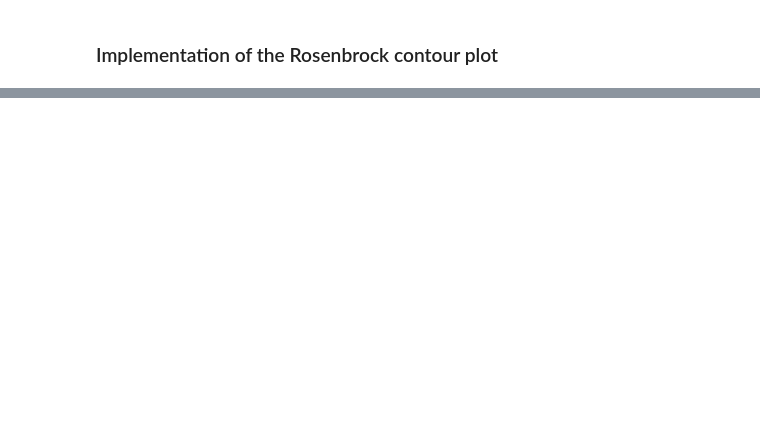
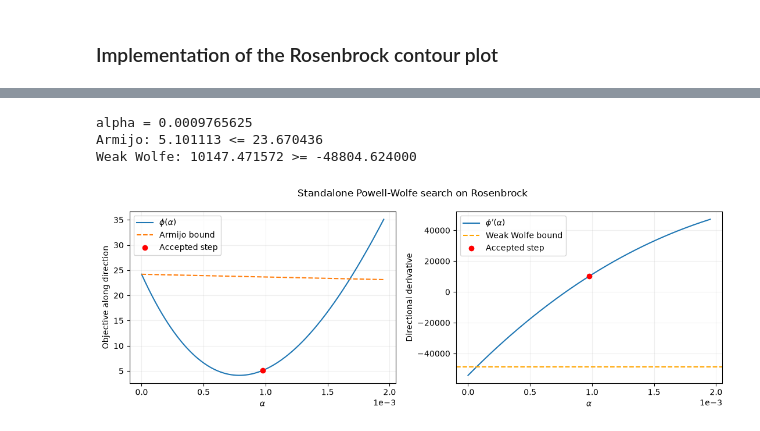
Before and after one commit to NightingaleCen/FMNN25, a Jupyter notebook: project3/main.ipynb, the cells around one changed output, grey strips where cells are left out. Drawn from its saved outputs; the diff is of its cells as text; code cells hidden in the pictures; blank space fills up the shorter version.

```diff
--- a/project3/main.ipynb
+++ b/project3/main.ipynb
@@ -325,0 +208,51 @@ Bisection is used for the sectioning phase to keep the implementation simple.
+# %%
+x_line = np.array([-1.2, 1.0])
+s_line = -rosenbrock_problem.gradient(x_line)
+alpha = inexact_line_search(rosenbrock_problem, x_line, s_line)
+
+phi0 = rosenbrock_problem(x_line)
+dphi0 = rosenbrock_problem.gradient(x_line) @ s_line
+phi_alpha = rosenbrock_problem(x_line + alpha * s_line)
+dphi_alpha = rosenbrock_problem.gradient(x_line + alpha * s_line) @ s_line
+armijo_bound = phi0 + sigma * alpha * dphi0
+wolfe_bound = rho * dphi0
+
+print(f"alpha = {alpha:.10f}")
+print(f"Armijo: {phi_alpha:.6f} <= {armijo_bound:.6f}")
+print(f"Weak Wolfe: {dphi_alpha:.6f} >= {wolfe_bound:.6f}")
+assert alpha > 0
+assert phi_alpha <= armijo_bound
+assert dphi_alpha >= wolfe_bound
+# %% [output]
+alpha = 0.0009765625
+Armijo: 5.101113 <= 23.670436
+Weak Wolfe: 10147.471572 >= -48804.624000
+# %%
+alpha_grid = np.linspace(0, 2 * alpha, 400)
+phi_grid = np.array([
+    rosenbrock_problem(x_line + a * s_line) for a in alpha_grid
+])
+dphi_grid = np.array([
+    rosenbrock_problem.gradient(x_line + a * s_line) @ s_line for a in alpha_grid
+])
+
+fig, axes = plt.subplots(1, 2, figsize=(11, 4))
+axes[0].plot(alpha_grid, phi_grid, label=r"$\phi(\alpha)$")
+axes[0].plot(alpha_grid, phi0 + sigma * alpha_grid * dphi0, "--", label="Armijo bound")
+axes[0].scatter(alpha, phi_alpha, color="red", zorder=3, label="Accepted step")
+axes[0].set_ylabel("Objective along direction")
+axes[1].plot(alpha_grid, dphi_grid, label=r"$\phi'(\alpha)$")
+axes[1].axhline(wolfe_bound, linestyle="--", color="orange", label="Weak Wolfe bound")
+axes[1].scatter(alpha, dphi_alpha, color="red", zorder=3, label="Accepted step")
+axes[1].set_ylabel("Directional derivative")
+for ax in axes:
+    ax.set_xlabel(r"$\alpha$")
+    ax.locator_params(axis="x", nbins=5)
+    ax.ticklabel_format(axis="x", style="sci", scilimits=(0, 0))
+    ax.legend()
+    ax.grid(alpha=0.2)
+fig.suptitle("Standalone Powell-Wolfe search on Rosenbrock")
+fig.tight_layout()
+plt.show()
+# %% [output]
+[figure, added]
```
Also changed, not shown: parts of 21 cells of this notebook, 2 other files.
